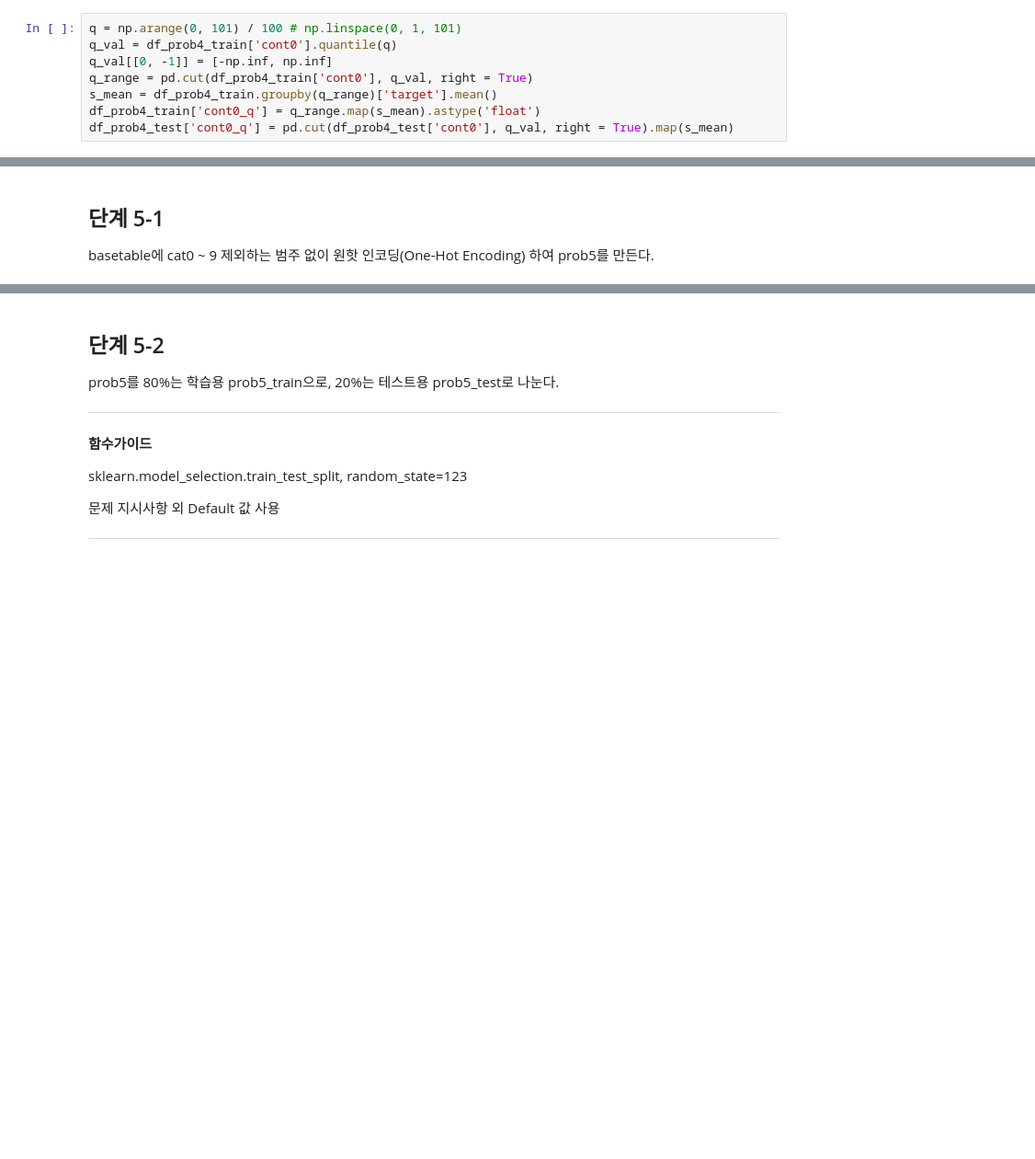
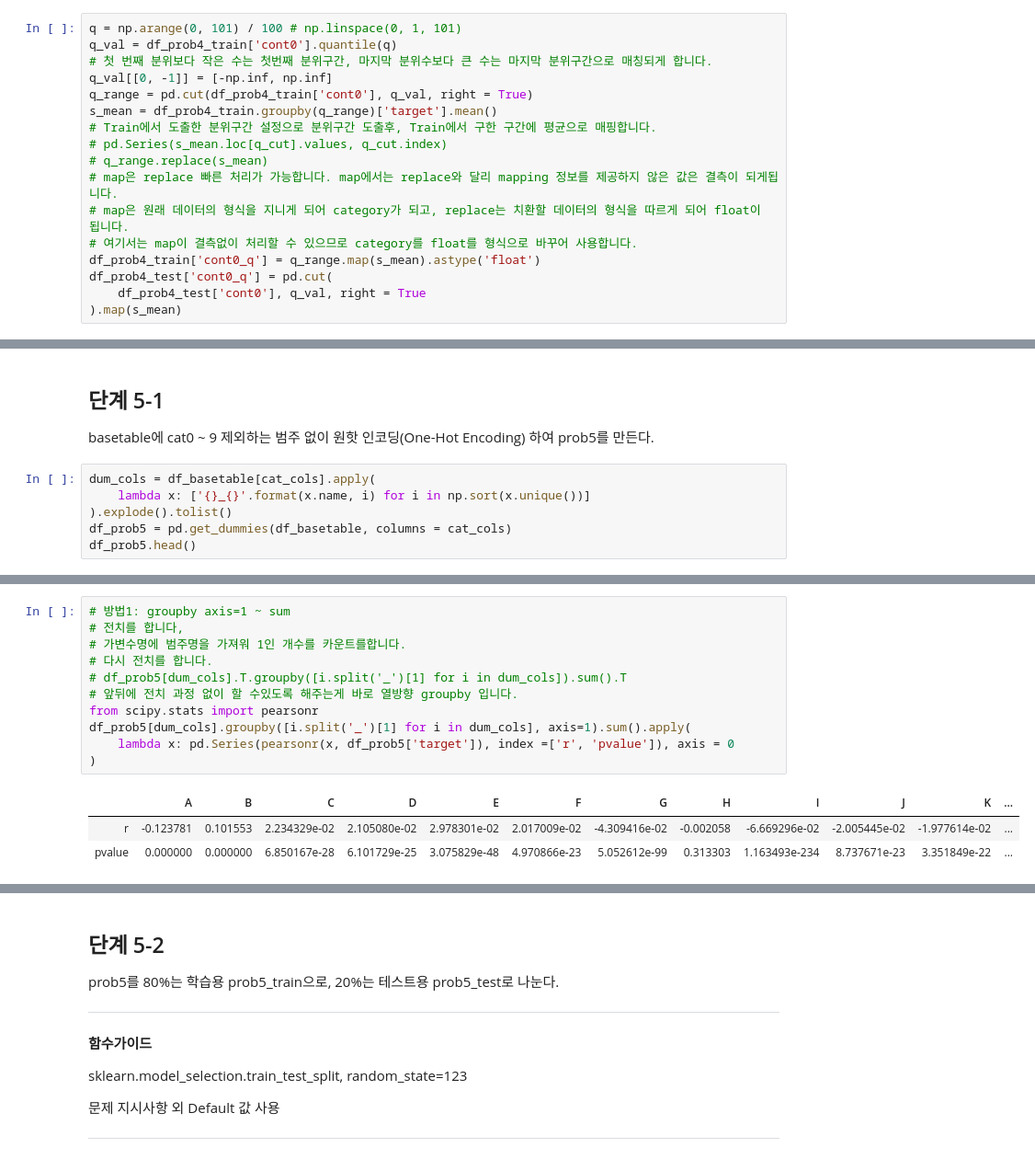
Before and after one commit to hulee1973/ds_lv3_2503_1, a Jupyter notebook: sec_ds_lv3_prob2_prob.ipynb, the cells around one changed output, grey strips where cells are left out. Shown at 92% size. Saved outputs shown, nothing was run; the diff lists cells and outputs as text; blank space fills up the shorter version.

```diff
--- a/sec_ds_lv3_prob2_prob.ipynb
+++ b/sec_ds_lv3_prob2_prob.ipynb
@@ -1310,8 +1346,17 @@ Hint 3] cont0_q의 평균은 7.46, 표준 편차는 0.10 (소수점 둘째 자
 # %%
 q = np.arange(0, 101) / 100 # np.linspace(0, 1, 101)
 q_val = df_prob4_train['cont0'].quantile(q)
+# 첫 번째 분위보다 작은 수는 첫번째 분위구간, 마지막 분위수보다 큰 수는 마지막 분위구간으로 매칭되게 합니다.
 q_val[[0, -1]] = [-np.inf, np.inf]
 q_range = pd.cut(df_prob4_train['cont0'], q_val, right = True)
 s_mean = df_prob4_train.groupby(q_range)['target'].mean()
+# Train에서 도출한 분위구간 설정으로 분위구간 도출후, Train에서 구한 구간에 평균으로 매핑합니다.
+# pd.Series(s_mean.loc[q_cut].values, q_cut.index)
+# q_range.replace(s_mean)
+# map은 replace 빠른 처리가 가능합니다. map에서는 replace와 달리 mapping 정보를 제공하지 않은 값은 결측이 되게됩니다.
+# map은 원래 데이터의 형식을 지니게 되어 category가 되고, replace는 치환할 데이터의 형식을 따르게 되어 float이 됩니다.
+# 여기서는 map이 결측없이 처리할 수 있으므로 category를 float를 형식으로 바꾸어 사용합니다.
 df_prob4_train['cont0_q'] = q_range.map(s_mean).astype('float')
-df_prob4_test['cont0_q'] = pd.cut(df_prob4_test['cont0'], q_val, right = True).map(s_mean)
+df_prob4_test['cont0_q'] = pd.cut(
+    df_prob4_test['cont0'], q_val, right = True
+).map(s_mean)
@@ -1502,3 +1549,9 @@ XGBoost 분류 모델의 최적의 하이퍼 파라미터(Hyper-Parameter, 초
 ## 단계 5-1
 
 basetable에 cat0 ~ 9 제외하는 범주 없이 원핫 인코딩(One-Hot Encoding) 하여 prob5를 만든다.
+# %%
+dum_cols = df_basetable[cat_cols].apply(
+    lambda x: ['{}_{}'.format(x.name, i) for i in np.sort(x.unique())]
+).explode().tolist()
+df_prob5 = pd.get_dummies(df_basetable, columns = cat_cols)
+df_prob5.head()
@@ -1504,0 +1579,15 @@ basetable에 cat0 ~ 9 제외하는 범주 없이 원핫 인코딩(One-Hot Encodi
+# %%
+# 방법1: groupby axis=1 ~ sum
+# 전치를 합니다,
+# 가변수명에 범주명을 가져워 1인 개수를 카운트를합니다.
+# 다시 전치를 합니다.
+# df_prob5[dum_cols].T.groupby([i.split('_')[1] for i in dum_cols]).sum().T
+# 앞뒤에 전치 과정 없이 할 수있도록 해주는게 바로 열방향 groupby 입니다.
+from scipy.stats import pearsonr
+df_prob5[dum_cols].groupby([i.split('_')[1] for i in dum_cols], axis=1).sum().apply(
+    lambda x: pd.Series(pearsonr(x, df_prob5['target']), index =['r', 'pvalue']), axis = 0
+)
+# %% [output]
+|  | A | B | C | D | E | F | G | H | I | J | K | ... |
+| r | -0.123781 | 0.101553 | 2.234329e-02 | 2.105080e-02 | 2.978301e-02 | 2.017009e-02 | -4.309416e-02 | -0.002058 | -6.669296e-02 | -2.005445e-02 | -1.977614e-02 | ... |
+| pvalue | 0.000000 | 0.000000 | 6.850167e-28 | 6.101729e-25 | 3.075829e-48 | 4.970866e-23 | 5.052612e-99 | 0.313303 | 1.163493e-234 | 8.737671e-23 | 3.351849e-22 | ... |
```
Also changed, not shown: parts of 117 cells of this notebook.
